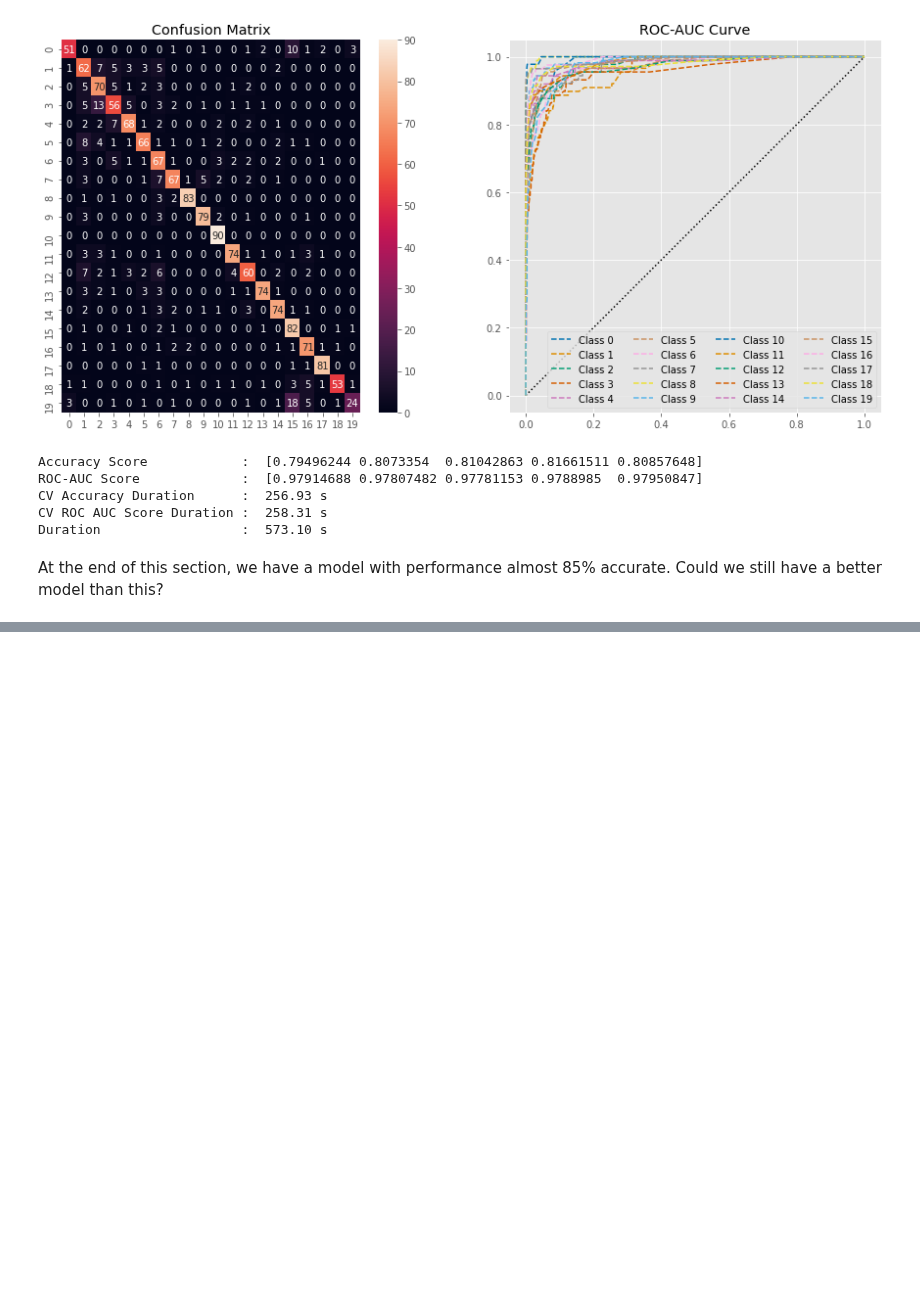
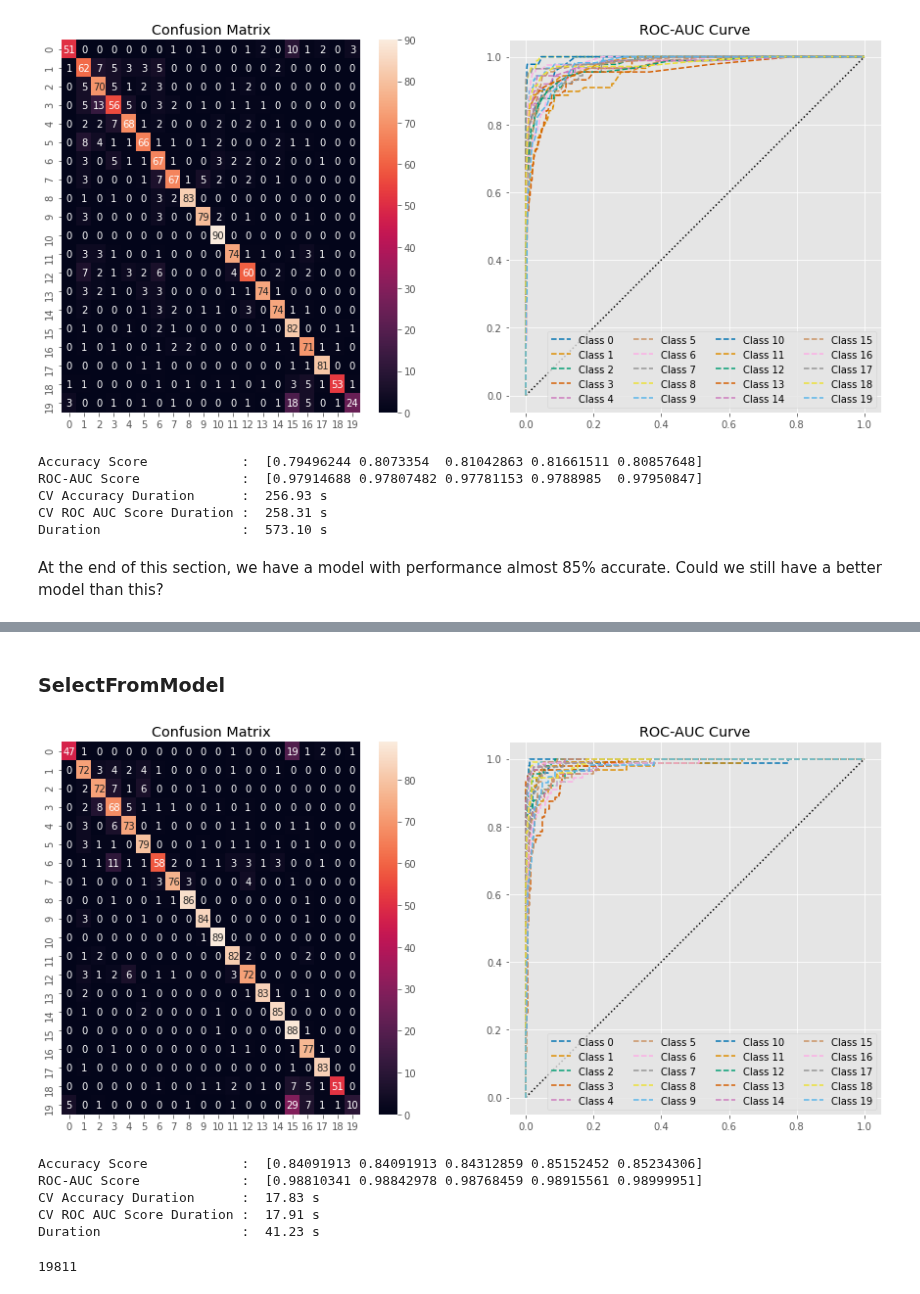
Before and after one commit to agusrichard/data-science-learning-projects, a Jupyter notebook: News Groups/20_newsgroups.ipynb, the cells around one changed output, grey strips where cells are left out. Saved outputs shown, nothing was run; the diff lists cells and outputs as text; code cells hidden in the pictures; blank space fills up the shorter version.

```diff
--- a/News Groups/20_newsgroups.ipynb
+++ b/News Groups/20_newsgroups.ipynb
@@ -848,0 +858,18 @@ In this section, we will perform Coarse to Fine method for evaluating and select
+# %% [markdown]
+### SelectFromModel
+# %%
+pipe = Pipeline([('selector', SelectFromModel(estimator=LogisticRegression(C=0.01))),
+                 ('clf', MultinomialNB())])
+accuracy_score, ra_score, accuracy_duration, roc_auc_duration = scoring(pipe, X_train, y_train)
+# %% [output]
+[figure, added]
+Accuracy Score            :  [0.84091913 0.84091913 0.84312859 0.85152452 0.85234306]
+ROC-AUC Score             :  [0.98810341 0.98842978 0.98768459 0.98915561 0.98999951]
+CV Accuracy Duration      :  17.83 s
+CV ROC AUC Score Duration :  17.91 s
+Duration                  :  41.23 s
+# %%
+# How many features we use
+pipe.named_steps['selector'].get_support().sum()
+# %% [output]
+19811
```
Also changed, not shown: parts of 10 cells of this notebook.
